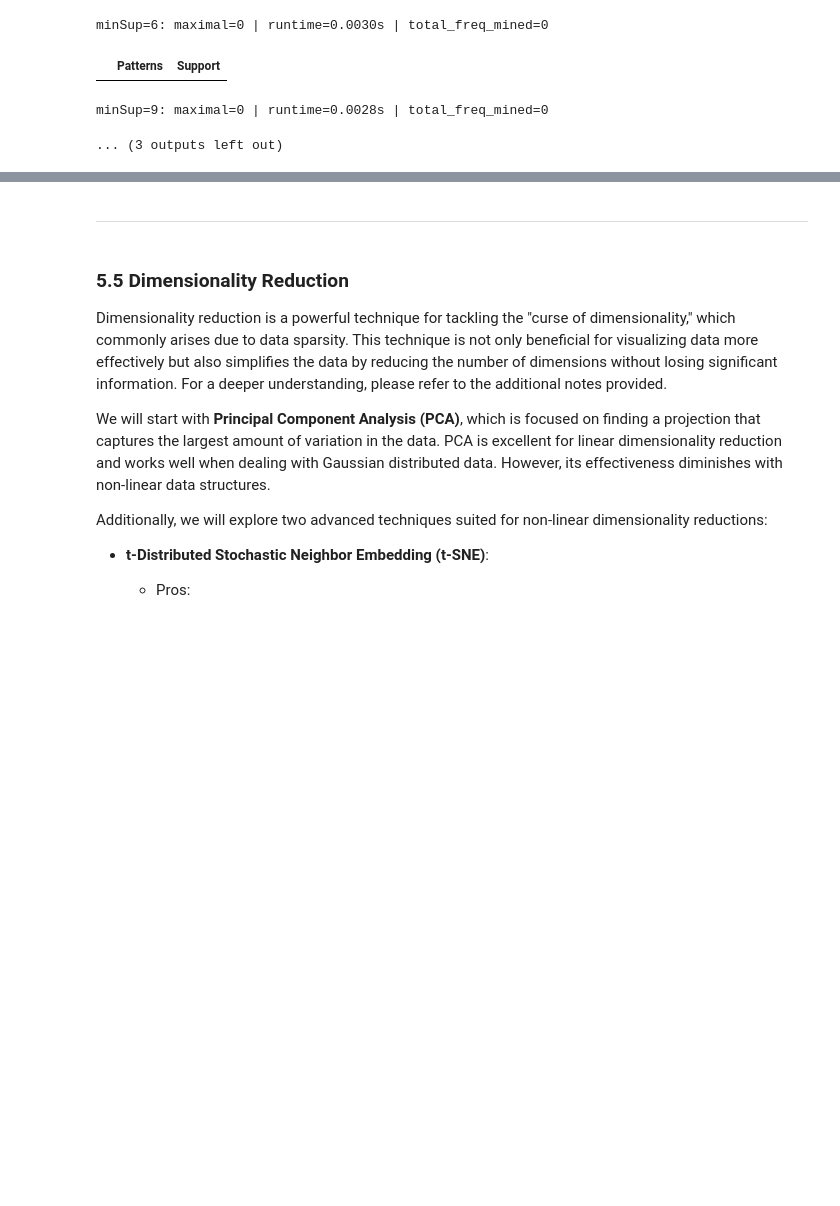
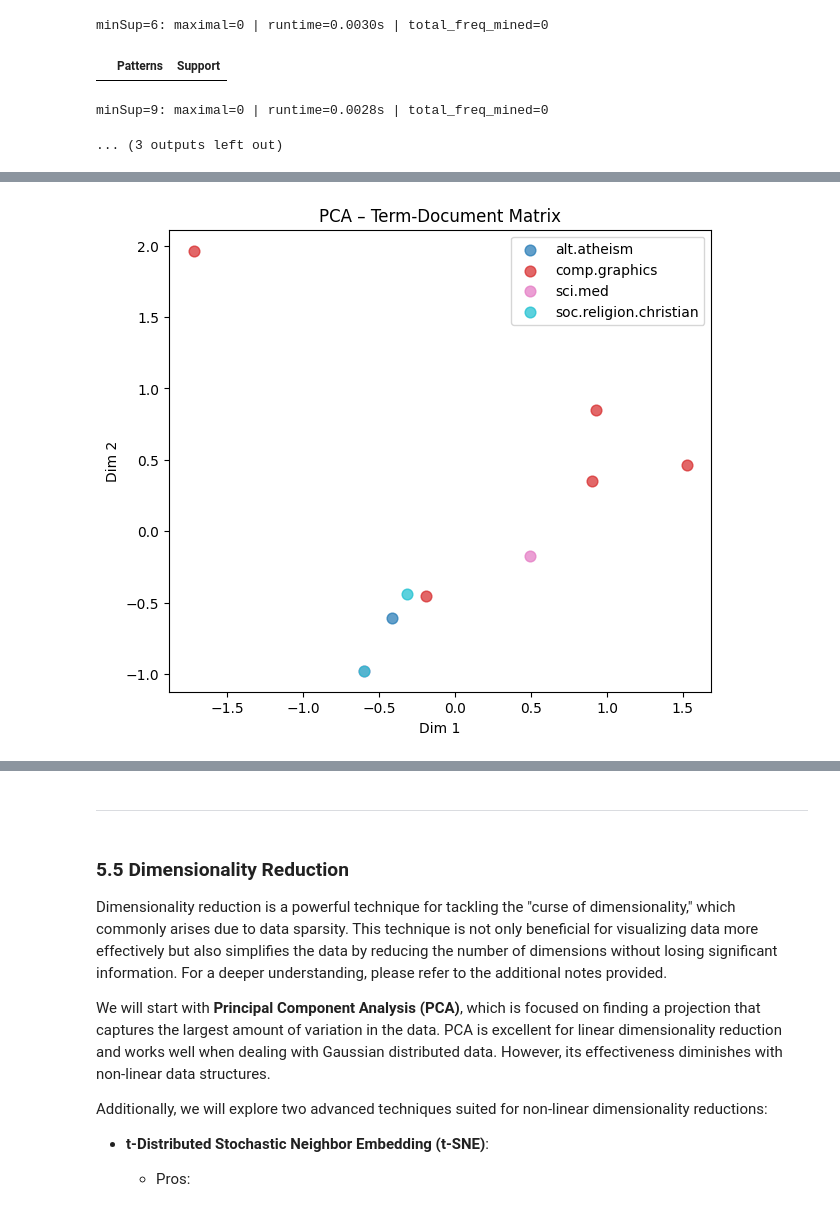
Before and after one commit to Slee08-tech/DM2025-Lab1-Announcement, a Jupyter notebook: notebook7855510629.ipynb, the cells around one changed output, grey strips where cells are left out. Cells and saved outputs as stored; diff of their text form; code cells hidden in the pictures; blank space fills up the shorter version.

```diff
--- a/notebook7855510629.ipynb
+++ b/notebook7855510629.ipynb
@@ -1986,3 +1986,90 @@ minSup=6: maximal=0 | runtime=0.0030s | total_freq_mined=0
 |  | Patterns | Support |
 minSup=9: maximal=0 | runtime=0.0028s | total_freq_mined=0
 ... (3 outputs left out)
+# %%
+# ============================================================
+# Fixed: Safe perplexity for small datasets
+# ============================================================
+import pandas as pd
+import numpy as np
+import matplotlib.pyplot as plt
+from sklearn.feature_extraction.text import CountVectorizer
+from sklearn.decomposition import PCA
+from sklearn.manifold import TSNE
+import umap
+
+# Create or reuse X
+if 'X' not in globals():
+    X = pd.DataFrame({
+        "text": [
+            "3D rendering and computer graphics design techniques",
+            "GPU acceleration improves image rendering speed",
+            "The best software for computer-aided design and modeling",
+            "Modern computer graphics use ray tracing for lighting",
+            "Graphic cards process complex 3D scenes in real-time",
+            "This article discusses religion and spirituality",
+            "Christian churches organize weekly community service",
+            "Atheism is a philosophical view rejecting theism",
+            "Medical imaging uses advanced graphics and AI",
+            "Healthcare systems integrate data for patient analysis"
+        ],
+        "category_name": [
+            "comp.graphics","comp.graphics","comp.graphics","comp.graphics","comp.graphics",
+            "soc.religion.christian","soc.religion.christian",
+            "alt.atheism",
+            "sci.med","sci.med"
+        ]
+    })
+
+# Build term–document matrix
+vect = CountVectorizer(stop_words='english')
+X_counts = vect.fit_transform(X['text'])
+terms = vect.get_feature_names_out()
+tdm_df = pd.DataFrame(X_counts.toarray(), columns=terms)
+
+# Use augmented_df if it exists; otherwise same as tdm_df
+augmented_df = globals().get('augmented_df', tdm_df)
+
+# Labels for plots
+labels = X['category_name'].tolist()
+unique_labels = sorted(set(labels))
+colors = plt.cm.tab10(np.linspace(0, 1, len(unique_labels)))
+label_color_map = {lbl: colors[i] for i, lbl in enumerate(unique_labels)}
+
+# Safe perplexity
+n_samples = len(X)
+safe_perp = max(2, min(5, n_samples // 2))
+print(f"Using perplexity={safe_perp} (n_samples={n_samples})")
+
+# Apply PCA, t-SNE, UMAP
+print("Running PCA, t-SNE, and UMAP...")
+
+X_pca_tdm = PCA(n_components=2, random_state=42).fit_transform(tdm_df)
+X_tsne_tdm = TSNE(n_components=2, random_state=42, perplexity=safe_perp).fit_transform(tdm_df)
+X_umap_tdm = umap.UMAP(n_components=2, random_state=42).fit_transform(tdm_df)
+
+X_pca_aug = PCA(n_components=2, random_state=42).fit_transform(augmented_df)
+X_tsne_aug = TSNE(n_components=2, random_state=42, perplexity=safe_perp).fit_transform(augmented_df)
+X_umap_aug = umap.UMAP(n_components=2, random_state=42).fit_transform(augmented_df)
+
+def plot_2d(X_2d, title):
+    plt.figure(figsize=(7,6))
+    for lbl in unique_labels:
+        mask = np.array(labels) == lbl
+        plt.scatter(X_2d[mask,0], X_2d[mask,1], s=60, alpha=0.7, label=lbl,
+                    color=label_color_map[lbl])
+    plt.title(title)
+    plt.legend()
+    plt.xlabel("Dim 1")
+    plt.ylabel("Dim 2")
+    plt.show()
+
+plot_2d(X_pca_tdm, "PCA – Term-Document Matrix")
+plot_2d(X_tsne_tdm, "t-SNE – Term-Document Matrix")
+plot_2d(X_umap_tdm, "UMAP – Term-Document Matrix")
+plot_2d(X_pca_aug, "PCA – Augmented Data (TDM + Patterns)")
+plot_2d(X_tsne_aug, "t-SNE – Augmented Data (TDM + Patterns)")
+plot_2d(X_umap_aug, "UMAP – Augmented Data (TDM + Patterns)")
+
+print("✅ Visualizations complete.")
+# %% [output]
@@ -1988,0 +2078 @@ minSup=9: maximal=0 | runtime=0.0028s | total_freq_mined=0
+[figure, added]
```
Also changed, not shown: parts of 46 cells of this notebook.
